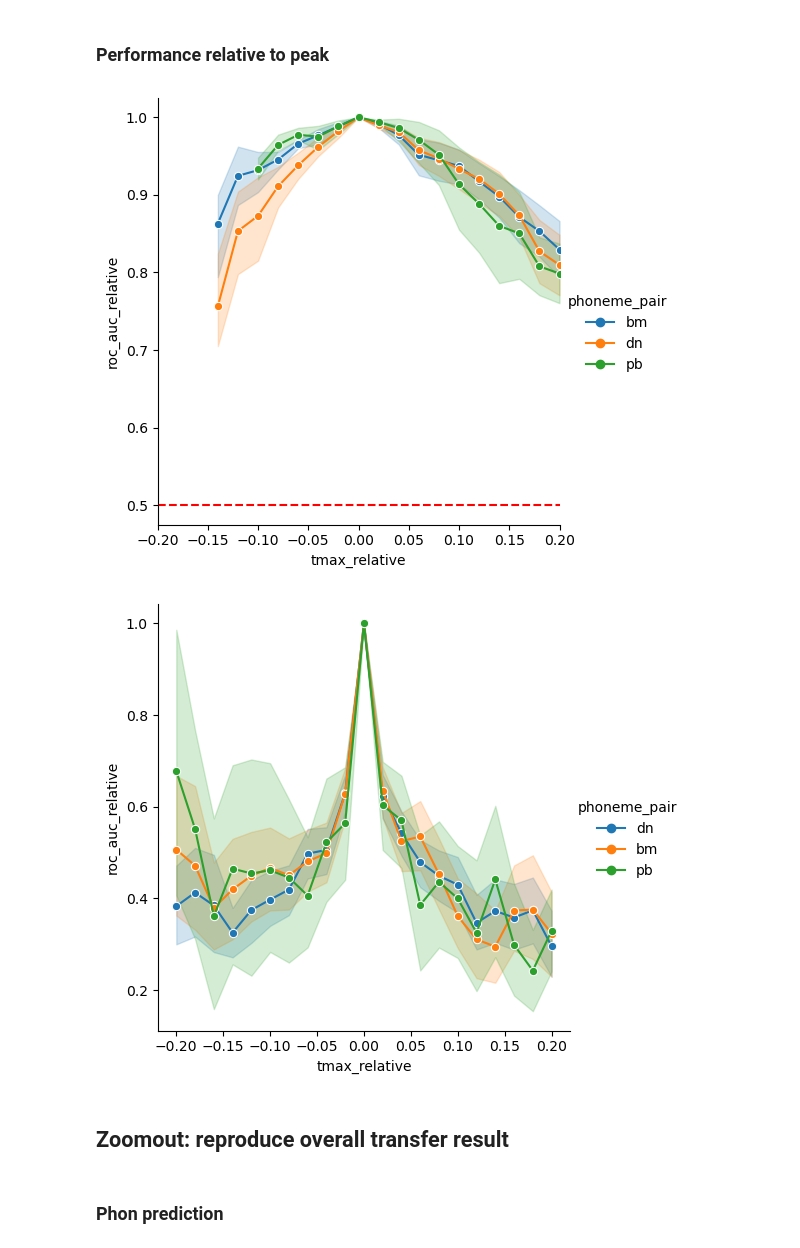
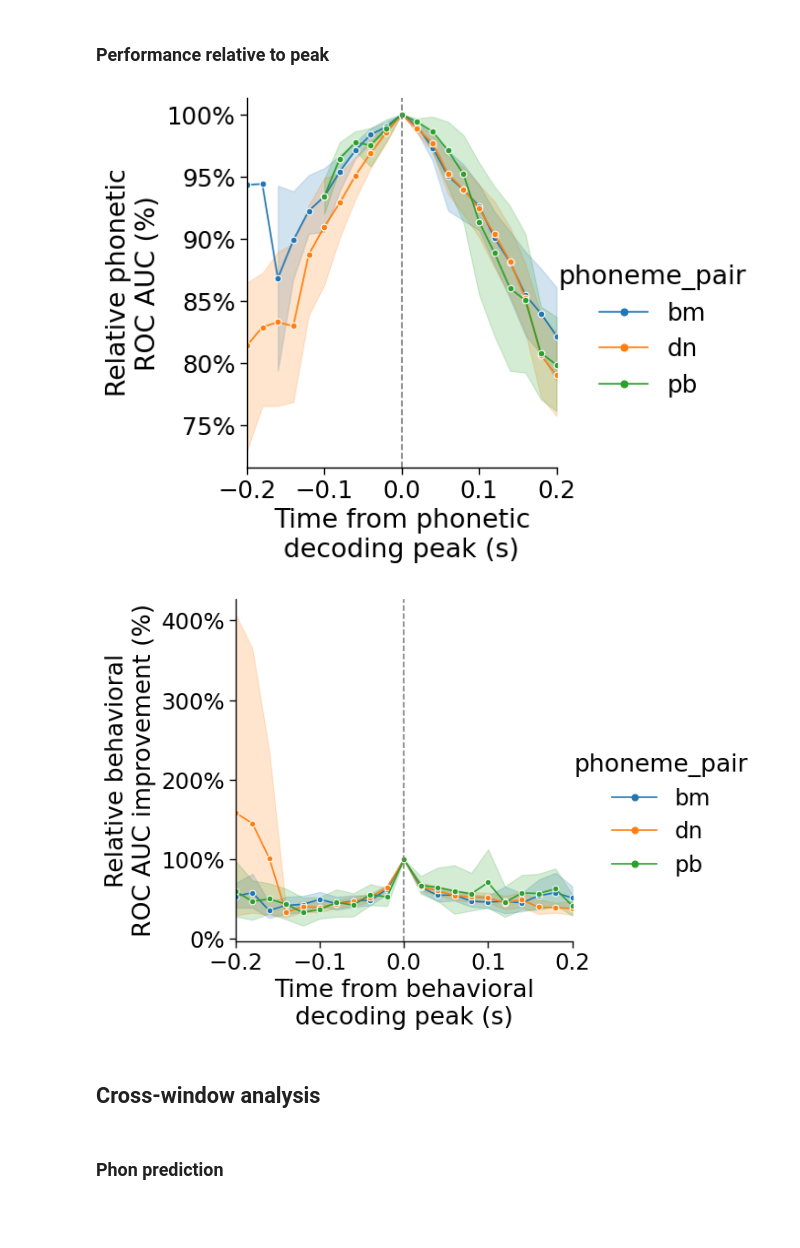
Before and after one commit to hans/barakeet, a Jupyter notebook: notebooks/causal4/A_neurometrics.ipynb, the cells around one changed output. Cells and saved outputs as stored; diff of their text form; code cells hidden in the pictures; blank space fills up the shorter version.

```diff
--- a/notebooks/causal4/A_neurometrics.ipynb
+++ b/notebooks/causal4/A_neurometrics.ipynb
@@ -463,7 +507,10 @@ g = sns.catplot(data=plot_behav_df.to_pandas(),
                 x="resampled", y="full_decoder_proba", hue="decoder_target",
                 col="phoneme_pair", col_order=phoneme_pair_order,
                 row="source", row_order=["phon", "behav"],
-                kind="point", units="site")
+                kind="point", units="site",
+                height=3.5)
+g.set_axis_labels("Stimulus step", "Predicted P(picks\nsecond phoneme)")
+g.set_titles(template="Window: {row_name}\nPhoneme pair: {col_name}")
 
 for ax in g.axes.flat:
     ax.axhline(0.5, color="red", linestyle="--")
@@ -493,9 +540,14 @@ behav_roc_auc = pl_roc_auc(
     ).alias("site")
 )
 # %%
-g = sns.catplot(data=behav_roc_auc.to_pandas(), x="resampled", y="behav_roc_auc",
-                hue="source", col="phoneme_pair", col_order=phoneme_pair_order,
-                kind="point", units="site")
+g = sns.catplot(data=behav_roc_auc.to_pandas().astype({"resampled": int}),
+                x="resampled", y="behav_roc_auc",
+                hue="source", hue_order=source_order,
+                row="phoneme_pair", row_order=phoneme_pair_order,
+                kind="point", units="site", height=3.5)
+g.set_axis_labels("Stimulus step", "Behavioral\ndecoding ROC-AUC")
+g.set_titles(template="{row_name}")
+
 for ax in g.axes.flat:
     ax.axhline(0.5, color="red", linestyle="--")
 # %% [output]
@@ -503,6 +555,6 @@ for ax in g.axes.flat:
 # %%
 g = sns.catplot(data=behav_roc_auc.to_pandas(), x="resampled", y="behav_roc_auc_improvement",
-                hue="source", col="phoneme_pair", col_order=phoneme_pair_order,
+                hue="source", hue_order=source_order, col="phoneme_pair", col_order=phoneme_pair_order,
                 kind="point", units="site")
 g.set_axis_labels("Resampled", "ROC AUC Improvement over Baseline")
 
@@ -604,8 +668,29 @@ phon_relative_df = phon_relative_df[(phon_relative_df.smin_relative >= -relative
+# %%
+phon_relative_df = (
+    phon_peaks_df
+    .join(phon_roc_auc_mean_df, on=["subject", "electrode_idx", "phoneme_pair"], how="left")
+    .with_columns(
+        (pl.col("smin_right") - pl.col("smin")).alias("smin_relative"),
+        (pl.col("smax_right") - pl.col("smax")).alias("smax_relative"),
+        (pl.col("phon_roc_auc_right") / pl.col("phon_roc_auc")).alias("phon_roc_auc_relative"),
+    )
+    .with_columns(
+        (pl.col("smax_relative") / epoch_sfreq).alias("tmax_relative")
+    )
+    .filter(
+        pl.col("smin_relative") >= -relative_performance_swidth,
+        pl.col("smax_relative") <= relative_performance_swidth,
+        pl.col("phon_roc_auc_right") > 0.5
+    )
+)
 # %%
-g = sns.relplot(data=phon_relative_df, x="tmax_relative", y="roc_auc_relative",
-                hue="phoneme_pair", kind="line", marker="o")
+g = sns.relplot(data=phon_relative_df.to_pandas(), x="tmax_relative", y="phon_roc_auc_relative",
+                hue="phoneme_pair", hue_order=phoneme_pair_order,
+                kind="line", marker="o")
+g.set_axis_labels("Time from phonetic\ndecoding peak (s)", "Relative phonetic\nROC AUC (%)")
 for ax in g.axes.flat:
-    ax.axhline(0.5, color="red", linestyle="--")
+    ax.axvline(0, color="gray", ls="--")
+    ax.yaxis.set_major_formatter(plt.FuncFormatter(lambda y, _: '{:.0%}'.format(y)))
     ax.set_xlim(-relative_performance_twidth, relative_performance_twidth)
 # %% [output]
-[figure, old version]
+[figure, new version]
@@ -625,10 +715,16 @@ behav_relative_df = behav_relative_df[(behav_relative_df.smin_relative >= -relat
 # %%
-g = sns.relplot(data=behav_relative_df, x="tmax_relative", y="roc_auc_relative",
-                hue="phoneme_pair",
+g = sns.relplot(data=behav_relative_df.to_pandas(), x="tmax_relative", y="behav_roc_auc_relative",
+                hue="phoneme_pair", hue_order=phoneme_pair_order,
                 kind="line", marker="o")
+g.set_axis_labels("Time from behavioral\ndecoding peak (s)", "Relative behavioral\nROC AUC improvement (%)")
+
+for ax in g.axes.flat:
+    ax.axvline(0, color="gray", ls="--")
+    ax.yaxis.set_major_formatter(plt.FuncFormatter(lambda y, _: '{:.0%}'.format(y)))
+    ax.set_xlim(-relative_performance_twidth, relative_performance_twidth)
 # %% [output]
-[figure, old version]
+[figure, new version]
 # %% [markdown]
-## Zoomout: reproduce overall transfer result
+## Cross-window analysis
 # %% [markdown]
 ### Phon prediction
```
Also changed, not shown: parts of 54 cells of this notebook.
